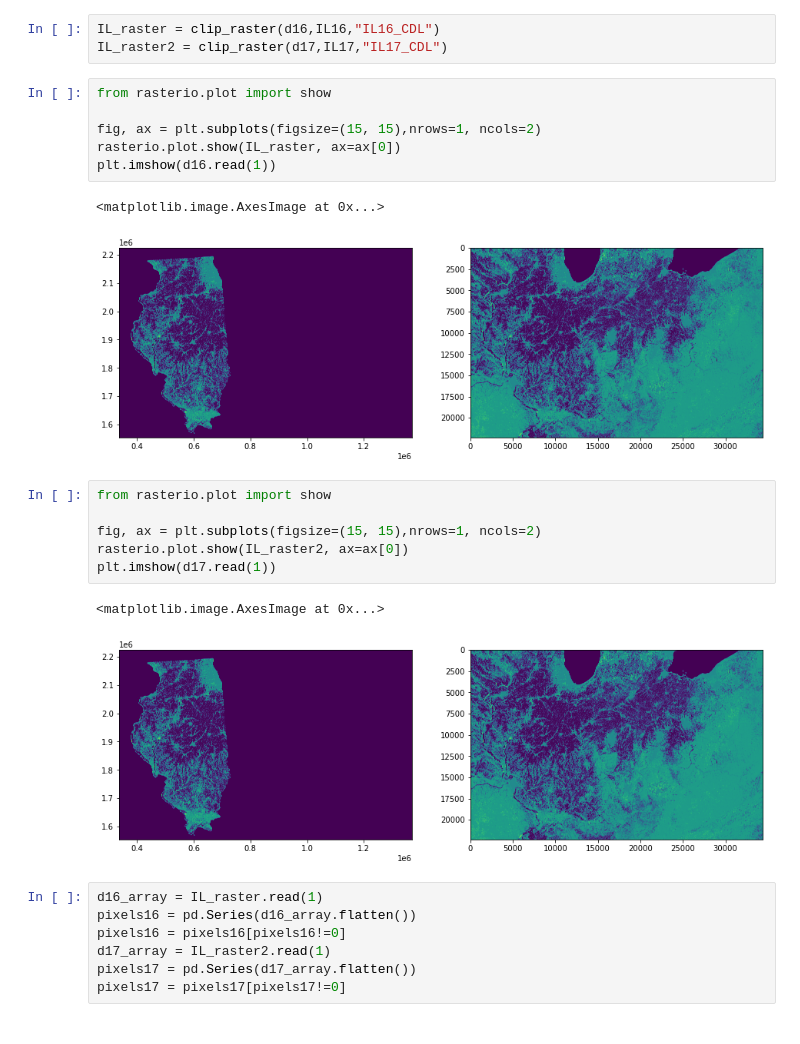
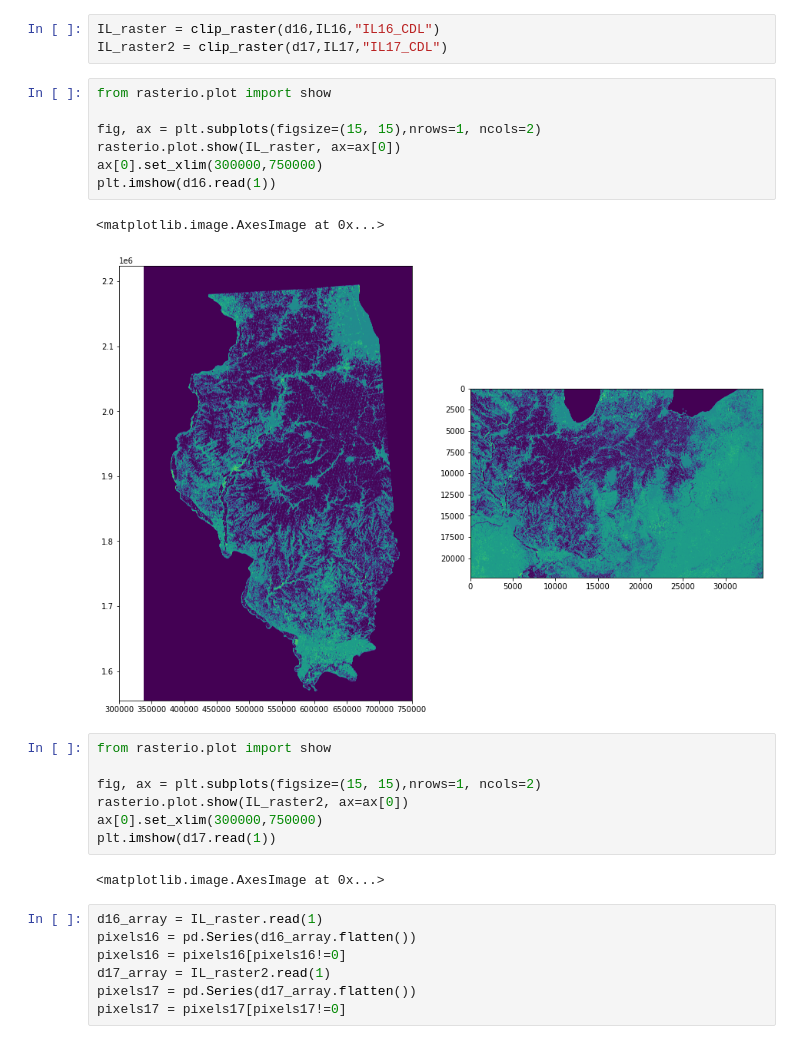
Before and after one commit to iw2/test, a Jupyter notebook: HW2_Werries.ipynb, the cells around one changed output. Cells and saved outputs as stored; diff of their text form.

```diff
--- a/HW2_Werries.ipynb
+++ b/HW2_Werries.ipynb
@@ -98,21 +98,22 @@ IL_raster2 = clip_raster(d17,IL17,"IL17_CDL")
 # %%
 from rasterio.plot import show
 
 fig, ax = plt.subplots(figsize=(15, 15),nrows=1, ncols=2)
 rasterio.plot.show(IL_raster, ax=ax[0])
+ax[0].set_xlim(300000,750000)
 plt.imshow(d16.read(1))
 # %% [output]
 <matplotlib.image.AxesImage at 0x...>
-[figure, old version]
+[figure, new version]
 # %%
 from rasterio.plot import show
 
 fig, ax = plt.subplots(figsize=(15, 15),nrows=1, ncols=2)
 rasterio.plot.show(IL_raster2, ax=ax[0])
+ax[0].set_xlim(300000,750000)
 plt.imshow(d17.read(1))
 # %% [output]
 <matplotlib.image.AxesImage at 0x...>
-[figure, removed]
 # %%
 d16_array = IL_raster.read(1)
 pixels16 = pd.Series(d16_array.flatten())
```
Also changed, not shown: parts of 10 cells of this notebook.
